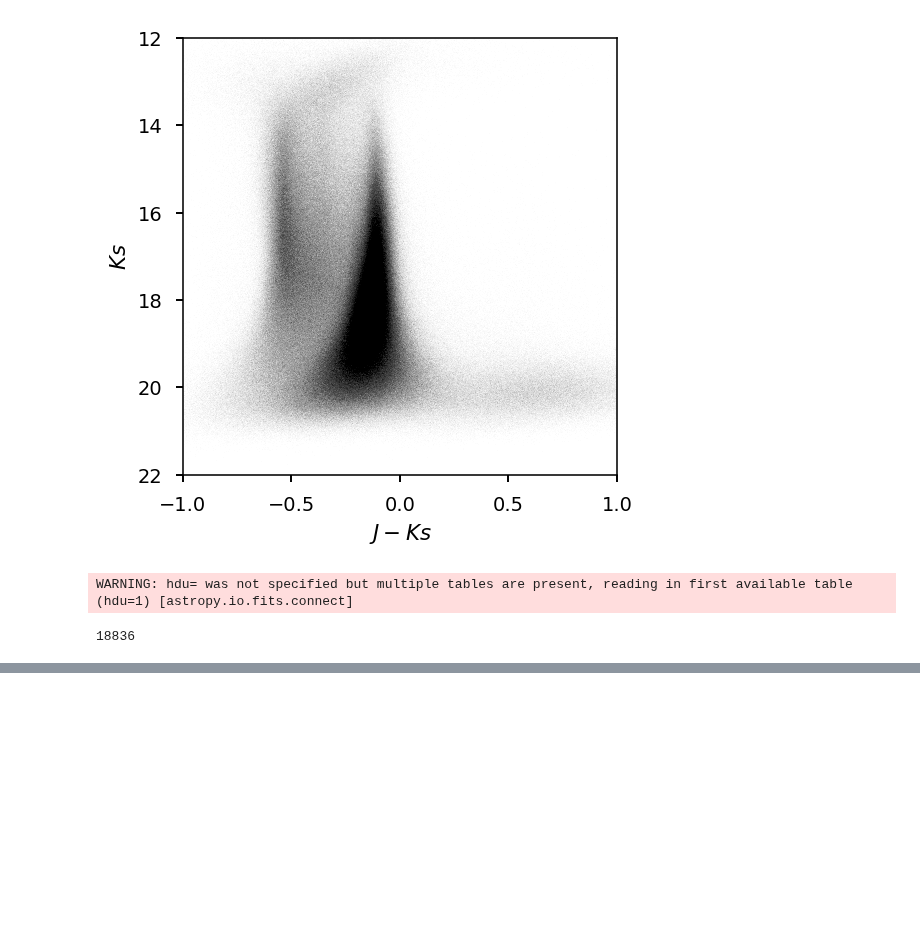
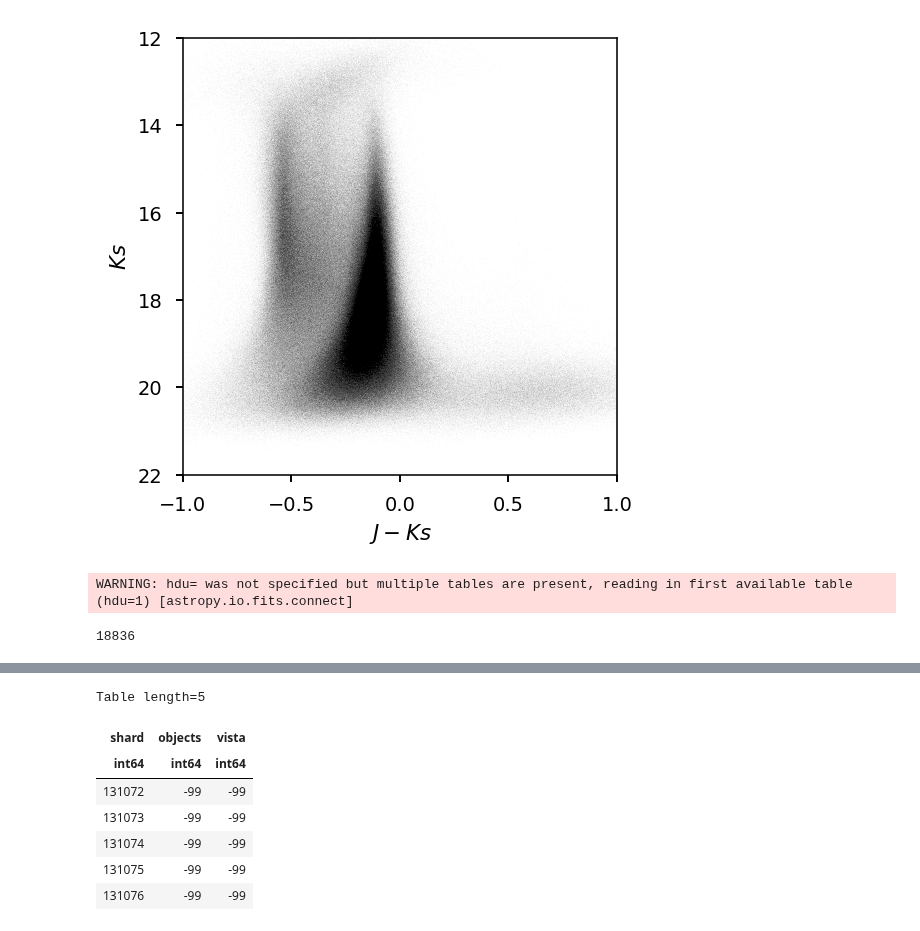
Before and after one commit to lsst-uk/lsst-ir-fusion, a Jupyter notebook: dmu2/4_Make_ref_cats-VHS.ipynb, the cells around one changed output, grey strips where cells are left out. Saved outputs shown, nothing was run; the diff lists cells and outputs as text; code cells hidden in the pictures; blank space fills up the shorter version.

```diff
--- a/dmu2/4_Make_ref_cats-VHS.ipynb
+++ b/dmu2/4_Make_ref_cats-VHS.ipynb
@@ -485,6 +485,11 @@ WARNING: hdu= was not specified but multiple tables are present, reading in firs
 len(list(ps_refcats))
 # %% [output]
 18836
+# %%
+ref_cats_table = Table()
+ref_cats_table['shard'] = [n for n in ps_refcats]
+ref_cats_table['objects']=np.full(len(ref_cats_table),-99)
+ref_cats_table['vista']=np.full(len(ref_cats_table),-99)
 # %%
 #VHS REF CAT
 !mkdir -p data/ref_cats_vhs
@@ -558,0 +580,11 @@ ex[:5]
+# %%
+ref_cats_table[:5]
+# %% [output]
+Table length=5
+| shard | objects | vista |
+| int64 | int64 | int64 |
+| 131072 | -99 | -99 |
+| 131073 | -99 | -99 |
+| 131074 | -99 | -99 |
+| 131075 | -99 | -99 |
+| 131076 | -99 | -99 |
```
Also changed, not shown: parts of 3 cells of this notebook, 2 other files.
